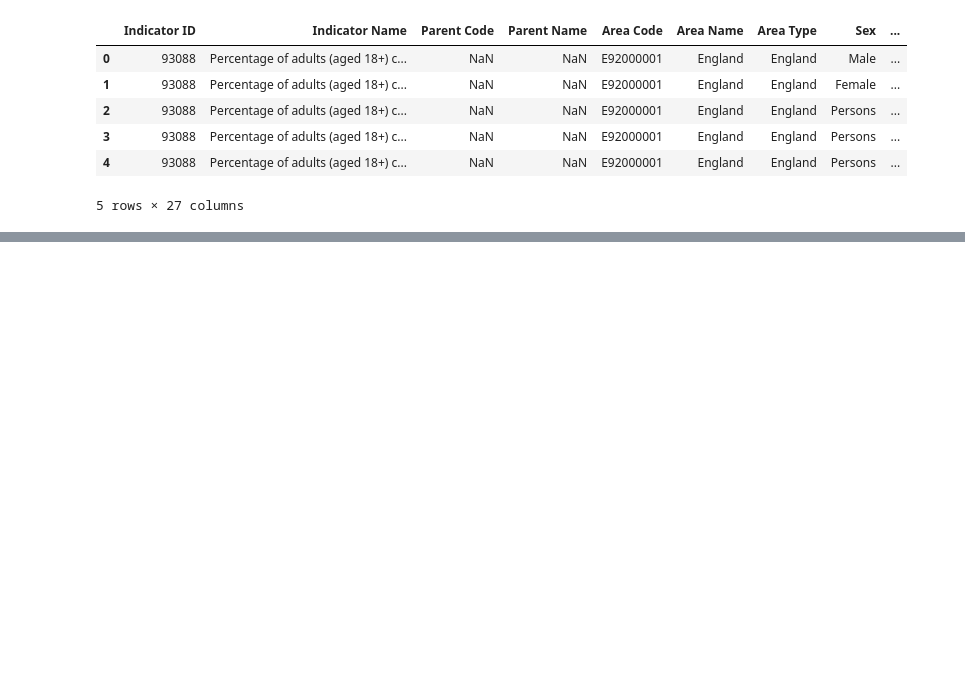
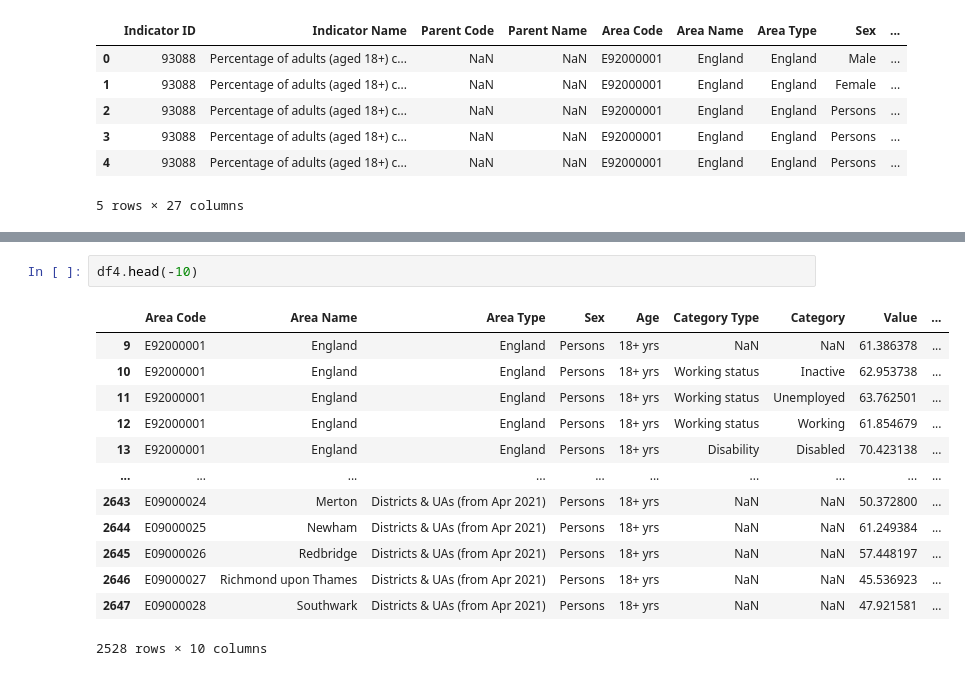
Before and after one commit to jesme00/jesme00.github.io, a Jupyter notebook: ObesityDataClean.ipynb, the cells around one changed output, grey strips where cells are left out. Drawn from its saved outputs; the diff is of its cells as text; blank space fills up the shorter version.

```diff
--- a/ObesityDataClean.ipynb
+++ b/ObesityDataClean.ipynb
@@ -70,0 +148,16 @@ df2.head(5)
+# %%
+df4.head(-10)
+# %% [output]
+|  | Area Code | Area Name | Area Type | Sex | Age | Category Type | Category | Value | ... |
+| 9 | E92000001 | England | England | Persons | 18+ yrs | NaN | NaN | 61.386378 | ... |
+| 10 | E92000001 | England | England | Persons | 18+ yrs | Working status | Inactive | 62.953738 | ... |
+| 11 | E92000001 | England | England | Persons | 18+ yrs | Working status | Unemployed | 63.762501 | ... |
+| 12 | E92000001 | England | England | Persons | 18+ yrs | Working status | Working | 61.854679 | ... |
+| 13 | E92000001 | England | England | Persons | 18+ yrs | Disability | Disabled | 70.423138 | ... |
+| ... | ... | ... | ... | ... | ... | ... | ... | ... | ... |
+| 2643 | E09000024 | Merton | Districts & UAs (from Apr 2021) | Persons | 18+ yrs | NaN | NaN | 50.372800 | ... |
+| 2644 | E09000025 | Newham | Districts & UAs (from Apr 2021) | Persons | 18+ yrs | NaN | NaN | 61.249384 | ... |
+| 2645 | E09000026 | Redbridge | Districts & UAs (from Apr 2021) | Persons | 18+ yrs | NaN | NaN | 57.448197 | ... |
+| 2646 | E09000027 | Richmond upon Thames | Districts & UAs (from Apr 2021) | Persons | 18+ yrs | NaN | NaN | 45.536923 | ... |
+| 2647 | E09000028 | Southwark | Districts & UAs (from Apr 2021) | Persons | 18+ yrs | NaN | NaN | 47.921581 | ... |
+2528 rows × 10 columns
```
Also changed, not shown: parts of 25 cells of this notebook.
